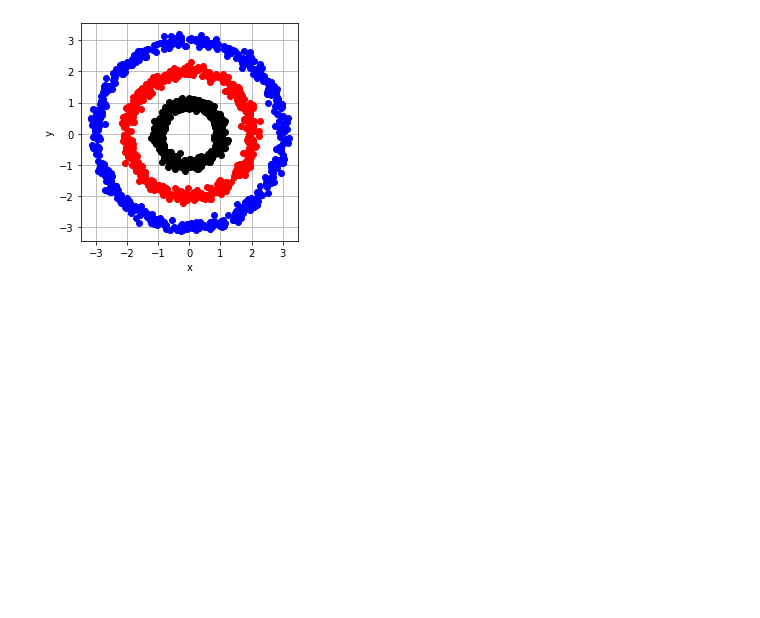
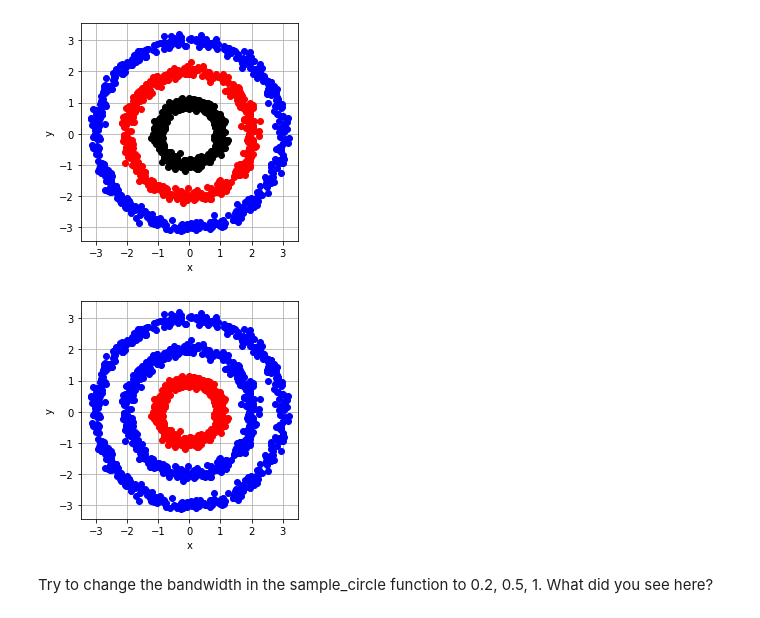
Before and after one commit to yexf308/AdvancedMachineLearning, a Jupyter notebook: Spectral_clustering.ipynb, the cells around one changed output. Cells and saved outputs as stored; diff of their text form; code cells hidden in the pictures; blank space fills up the shorter version.

```diff
--- a/Spectral_clustering.ipynb
+++ b/Spectral_clustering.ipynb
@@ -396,3 +396,20 @@ ax.axis('square')
 ax.grid(True)
 # %% [output]
 [figure]
+# %%
+K = 2
+Z, y = Z_clustering(eigvec,d,K)
+# %%
+fig = plt.figure()
+ax = fig.add_subplot(1,1,1)
+ax.plot(data[y == 0, 0], data[y == 0, 1], 'o', color='r')
+ax.plot(data[y == 1, 0], data[y == 1, 1], 'o', color='b')
+ax.plot(data[y == 2, 0], data[y == 2, 1], 'o', color='k')
+ax.set_xlabel('x')
+ax.set_ylabel('y')
+ax.axis('square')
+ax.grid(True)
+# %% [output]
+[figure, added]
+# %% [markdown]
+Try to change the bandwidth in the sample_circle function to 0.2, 0.5, 1. What did you see here?
```
Also changed, not shown: parts of 1 cell of this notebook.
